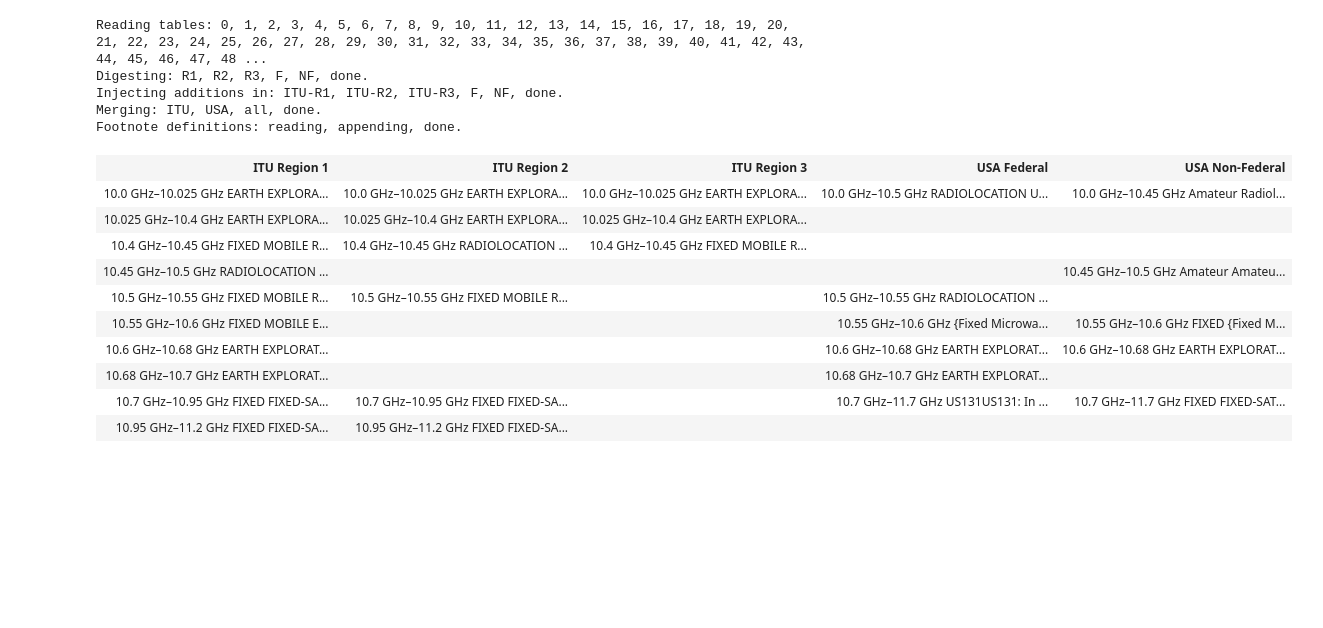
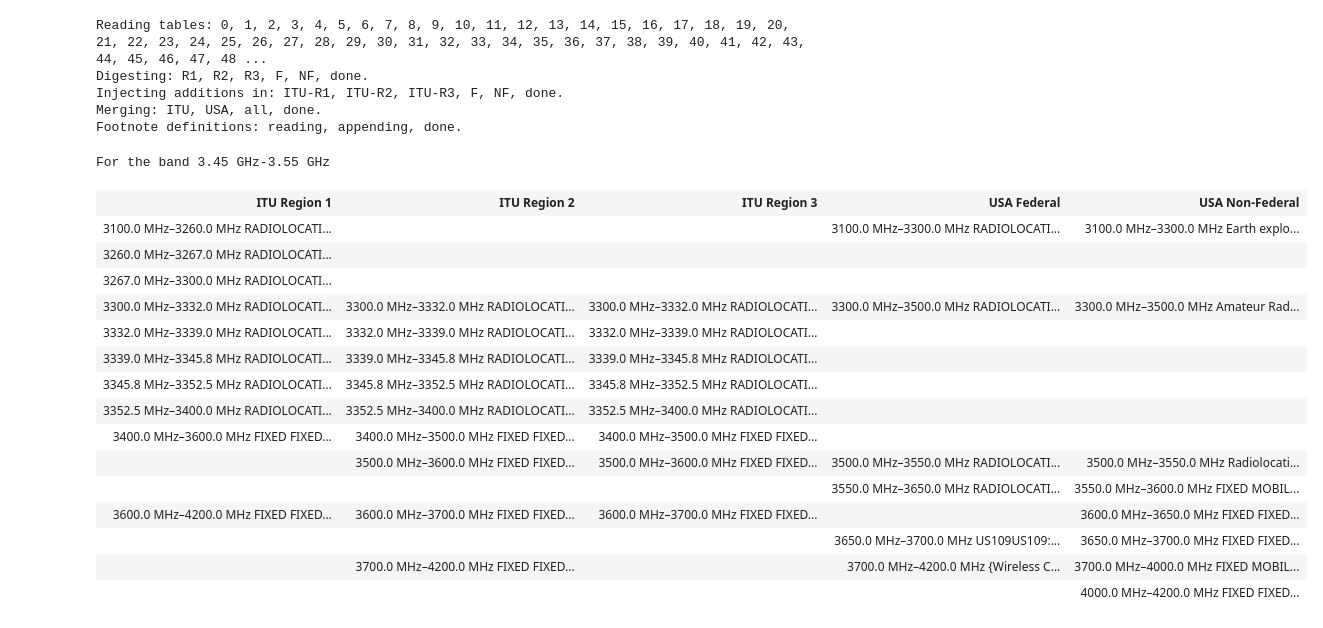
Before and after one commit to njlivesey/pyiturr5etc, a Jupyter notebook: scratch.ipynb, the cells around one changed output. Cells and saved outputs as stored; diff of their text form; code cells hidden in the pictures; blank space fills up the shorter version.

Commit message:
Fixed issue with adjacent bands.

```diff
--- a/scratch.ipynb
+++ b/scratch.ipynb
@@ -2,26 +2,37 @@
 import pyfcctab as fcc
 import astropy.units as units
 # %%
-tables = fcc.read()
+tables = fcc.read(skip_additionals=False)
+# tables = fcc.load()
 # %% [output]
 Reading tables: 0, 1, 2, 3, 4, 5, 6, 7, 8, 9, 10, 11, 12, 13, 14, 15, 16, 17, 18, 19, 20, 21, 22, 23, 24, 25, 26, 27, 28, 29, 30, 31, 32, 33, 34, 35, 36, 37, 38, 39, 40, 41, 42, 43, 44, 45, 46, 47, 48 ...
 Digesting: R1, R2, R3, F, NF, done.
 Injecting additions in: ITU-R1, ITU-R2, ITU-R3, F, NF, done.
 Merging: ITU, USA, all, done.
 Footnote definitions: reading, appending, done.
-# %%
-bands = tables.all.get_bands(10*units.GHz, 11*units.GHz, adjacent=False)
-dummy=fcc.htmltable(bands, append_footnotes=False)
-# %% [output]
-| ITU Region 1 | ITU Region 2 | ITU Region 3 | USA Federal | USA Non-Federal |
-| 10.0 GHz–10.025 GHz EARTH EXPLORA... | 10.0 GHz–10.025 GHz EARTH EXPLORA... | 10.0 GHz–10.025 GHz EARTH EXPLORA... | 10.0 GHz–10.5 GHz RADIOLOCATION U... | 10.0 GHz–10.45 GHz Amateur Radiol... |
-| 10.025 GHz–10.4 GHz EARTH EXPLORA... | 10.025 GHz–10.4 GHz EARTH EXPLORA... | 10.025 GHz–10.4 GHz EARTH EXPLORA... |  |  |
-| 10.4 GHz–10.45 GHz FIXED MOBILE R... | 10.4 GHz–10.45 GHz RADIOLOCATION ... | 10.4 GHz–10.45 GHz FIXED MOBILE R... |  |  |
-| 10.45 GHz–10.5 GHz RADIOLOCATION ... |  |  |  | 10.45 GHz–10.5 GHz Amateur Amateu... |
-| 10.5 GHz–10.55 GHz FIXED MOBILE R... | 10.5 GHz–10.55 GHz FIXED MOBILE R... |  | 10.5 GHz–10.55 GHz RADIOLOCATION ... |  |
-| 10.55 GHz–10.6 GHz FIXED MOBILE E... |  |  | 10.55 GHz–10.6 GHz {Fixed Microwa... | 10.55 GHz–10.6 GHz FIXED {Fixed M... |
-| 10.6 GHz–10.68 GHz EARTH EXPLORAT... |  |  | 10.6 GHz–10.68 GHz EARTH EXPLORAT... | 10.6 GHz–10.68 GHz EARTH EXPLORAT... |
-| 10.68 GHz–10.7 GHz EARTH EXPLORAT... |  |  | 10.68 GHz–10.7 GHz EARTH EXPLORAT... |  |
-| 10.7 GHz–10.95 GHz FIXED FIXED-SA... | 10.7 GHz–10.95 GHz FIXED FIXED-SA... |  | 10.7 GHz–11.7 GHz US131US131: In ... | 10.7 GHz–11.7 GHz FIXED FIXED-SAT... |
-| 10.95 GHz–11.2 GHz FIXED FIXED-SA... | 10.95 GHz–11.2 GHz FIXED FIXED-SA... |  |  |  |
-|  |  |  |  |  |
+# %%
+fRange = [3.45*units.GHz, 3.55*units.GHz]
+f2Range = [2*f for f in fRange]
+f3Range = [3*f for f in fRange]
+for range in [fRange]:
+    bands = tables.all.get_bands(*range, adjacent=True)
+    print (f"For the band {range[0]}-{range[1]}")
+    dummy=fcc.htmltable(bands, append_footnotes=False)
+# %% [output]
+For the band 3.45 GHz-3.55 GHz
+| ITU Region 1 | ITU Region 2 | ITU Region 3 | USA Federal | USA Non-Federal |
+| 3100.0 MHz–3260.0 MHz RADIOLOCATI... |  |  | 3100.0 MHz–3300.0 MHz RADIOLOCATI... | 3100.0 MHz–3300.0 MHz Earth explo... |
+| 3260.0 MHz–3267.0 MHz RADIOLOCATI... |  |  |  |  |
+| 3267.0 MHz–3300.0 MHz RADIOLOCATI... |  |  |  |  |
+| 3300.0 MHz–3332.0 MHz RADIOLOCATI... | 3300.0 MHz–3332.0 MHz RADIOLOCATI... | 3300.0 MHz–3332.0 MHz RADIOLOCATI... | 3300.0 MHz–3500.0 MHz RADIOLOCATI... | 3300.0 MHz–3500.0 MHz Amateur Rad... |
+| 3332.0 MHz–3339.0 MHz RADIOLOCATI... | 3332.0 MHz–3339.0 MHz RADIOLOCATI... | 3332.0 MHz–3339.0 MHz RADIOLOCATI... |  |  |
+| 3339.0 MHz–3345.8 MHz RADIOLOCATI... | 3339.0 MHz–3345.8 MHz RADIOLOCATI... | 3339.0 MHz–3345.8 MHz RADIOLOCATI... |  |  |
+| 3345.8 MHz–3352.5 MHz RADIOLOCATI... | 3345.8 MHz–3352.5 MHz RADIOLOCATI... | 3345.8 MHz–3352.5 MHz RADIOLOCATI... |  |  |
+| 3352.5 MHz–3400.0 MHz RADIOLOCATI... | 3352.5 MHz–3400.0 MHz RADIOLOCATI... | 3352.5 MHz–3400.0 MHz RADIOLOCATI... |  |  |
+| 3400.0 MHz–3600.0 MHz FIXED FIXED... | 3400.0 MHz–3500.0 MHz FIXED FIXED... | 3400.0 MHz–3500.0 MHz FIXED FIXED... |  |  |
+|  | 3500.0 MHz–3600.0 MHz FIXED FIXED... | 3500.0 MHz–3600.0 MHz FIXED FIXED... | 3500.0 MHz–3550.0 MHz RADIOLOCATI... | 3500.0 MHz–3550.0 MHz Radiolocati... |
+|  |  |  | 3550.0 MHz–3650.0 MHz RADIOLOCATI... | 3550.0 MHz–3600.0 MHz FIXED MOBIL... |
+| 3600.0 MHz–4200.0 MHz FIXED FIXED... | 3600.0 MHz–3700.0 MHz FIXED FIXED... | 3600.0 MHz–3700.0 MHz FIXED FIXED... |  | 3600.0 MHz–3650.0 MHz FIXED FIXED... |
+|  |  |  | 3650.0 MHz–3700.0 MHz US109US109:... | 3650.0 MHz–3700.0 MHz FIXED FIXED... |
+|  | 3700.0 MHz–4200.0 MHz FIXED FIXED... |  | 3700.0 MHz–4200.0 MHz {Wireless C... | 3700.0 MHz–4000.0 MHz FIXED MOBIL... |
+|  |  |  |  | 4000.0 MHz–4200.0 MHz FIXED FIXED... |
```
Also changed, not shown: 2 other files.
